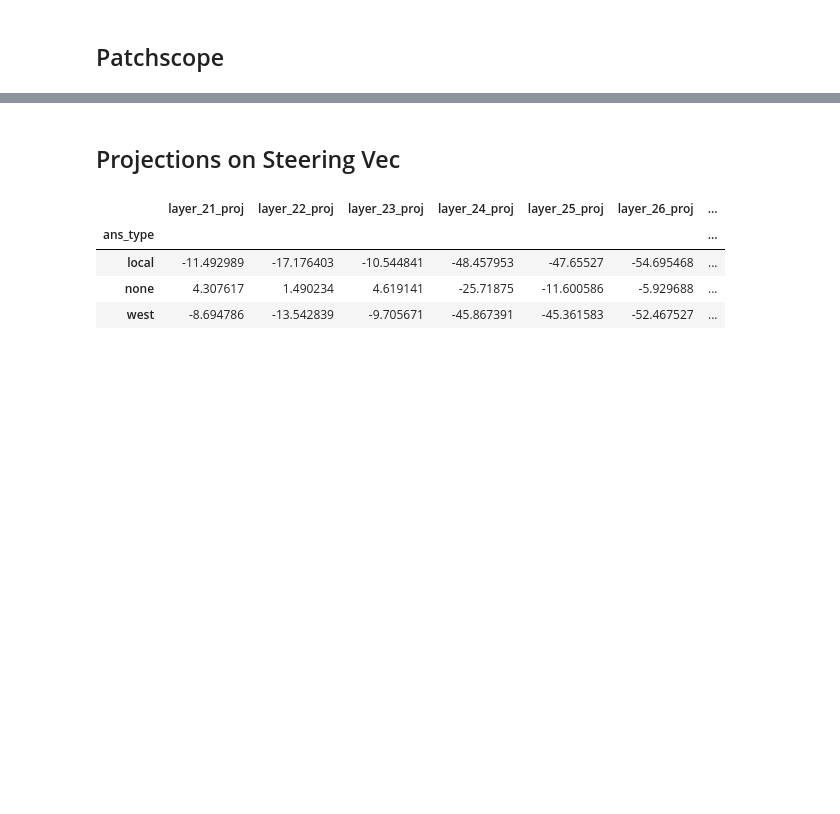
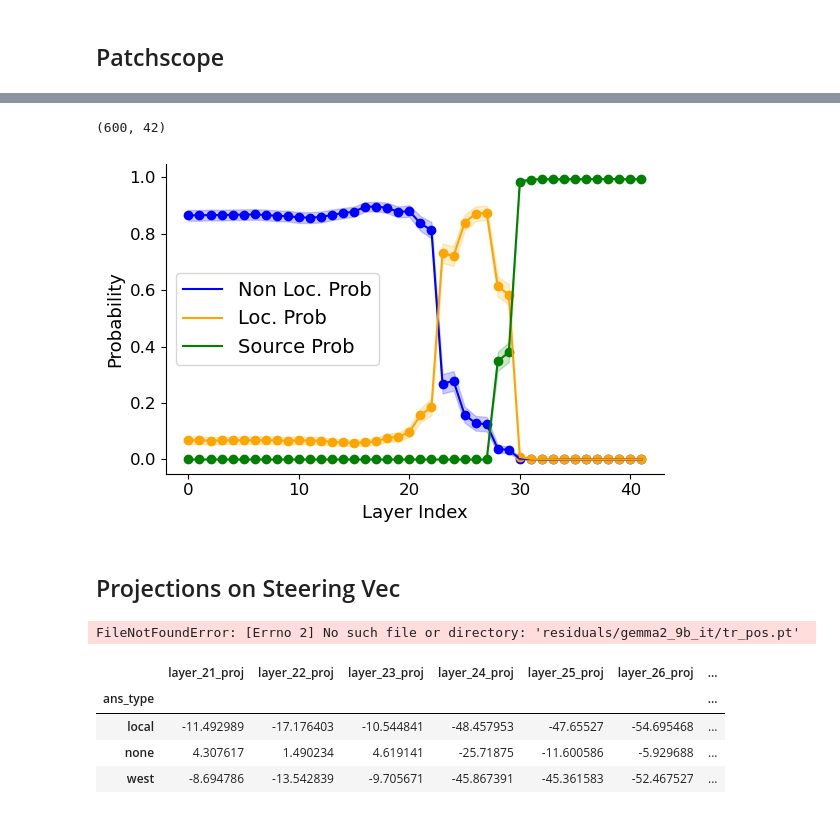
Before and after one commit to BerkeArgin/llm-localization, a Jupyter notebook: contrastive.ipynb, the cells around one changed output, grey strips where cells are left out. Cells and saved outputs as stored; diff of their text form; code cells hidden in the pictures; blank space fills up the shorter version.

```diff
--- a/contrastive.ipynb
+++ b/contrastive.ipynb
@@ -815,11 +962,20 @@ Let
+# %%
+from tools.patchscope import plot_avg_probs_ax
+plot_avg_probs_ax(outputs_df.query("country!='xRussia'"), include_source=True)
+# %% [output]
+(600, 42)
+[figure, added]
 # %% [markdown]
 ## Projections on Steering Vec
 # %%
+
 steering_vec_map = {}
 for prefix in ["tr", "fr", "ru", "bn"]:
-    res_tr = t.load(f"residuals/gemma2_9b_it/{prefix}_imp_tr_no_hint_bal.pt")
-    res_en = t.load(f"residuals/gemma2_9b_it/{prefix}_imp_en_no_hint_bal.pt")
+    res_tr = t.load(f"residuals/gemma2_9b_it/{prefix}_pos.pt", weights_only=True)
+    res_en = t.load(f"residuals/gemma2_9b_it/{prefix}_neg.pt", weights_only=True)
 
     steering_vec = (res_tr - res_en).mean(dim=0)
     steering_vec = steering_vec.unsqueeze(1)
     steering_vec_map[prefix] = steering_vec
+# %% [output]
+FileNotFoundError: [Errno 2] No such file or directory: 'residuals/gemma2_9b_it/tr_pos.pt'
```
Also changed, not shown: parts of 262 cells of this notebook, 18 other files.
